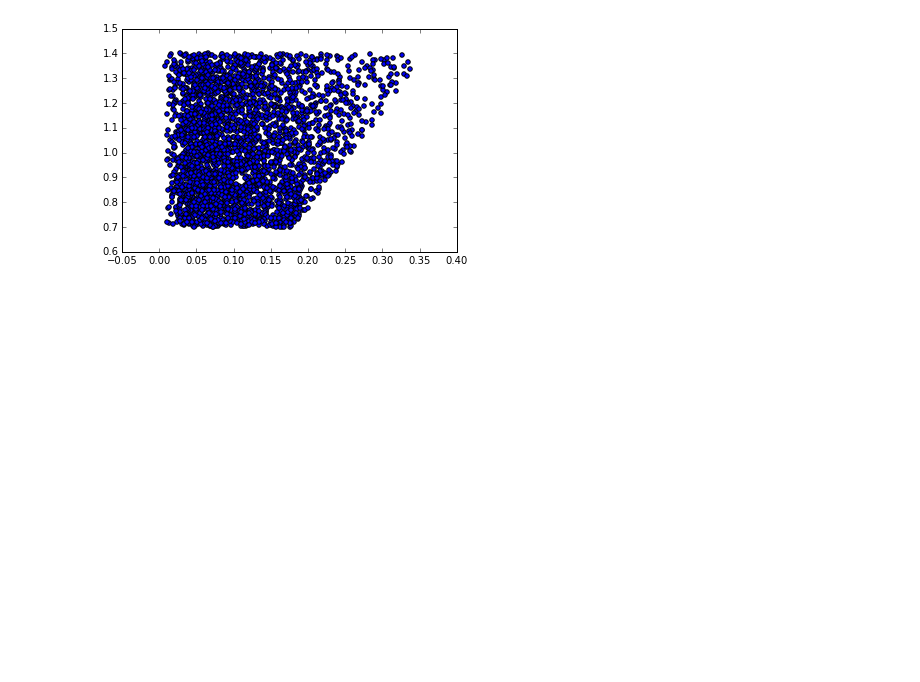
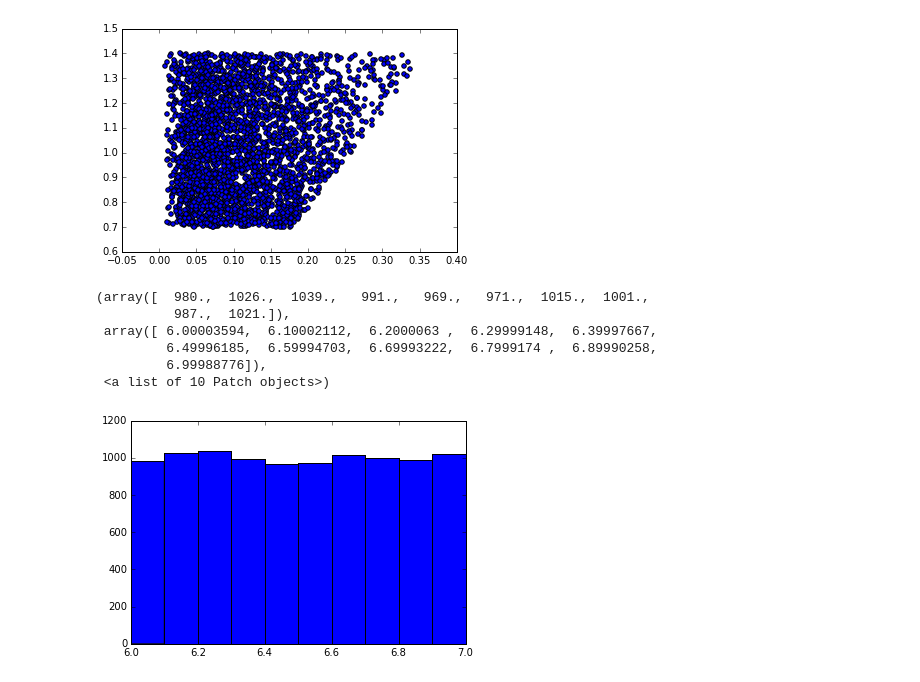
Before and after one commit to saint-germain/planetas, a Jupyter notebook: planetas sandbox.ipynb, the cells around one changed output. Cells and saved outputs as stored; diff of their text form; code cells hidden in the pictures; blank space fills up the shorter version.

```diff
--- a/planetas sandbox.ipynb
+++ b/planetas sandbox.ipynb
@@ -734,3 +738,15 @@ plt.scatter(AAA[:,0],AAA[:,2])
 # %% [output]
 <matplotlib.collections.PathCollection at 0x...>
 [figure]
+# %%
+tau=np.loadtxt("taugas.dat")
+# %%
+plt.hist(np.log10(tau))
+# %% [output]
+(array([  980.,  1026.,  1039.,   991.,   969.,   971.,  1015.,  1001.,
+          987.,  1021.]),
+ array([ 6.00003594,  6.10002112,  6.2000063 ,  6.29999148,  6.39997667,
+         6.49996185,  6.59994703,  6.69993222,  6.7999174 ,  6.89990258,
+         6.99988776]),
+ <a list of 10 Patch objects>)
+[figure, added]
```
Also changed, not shown: parts of 17 cells of this notebook, 5 other files.
